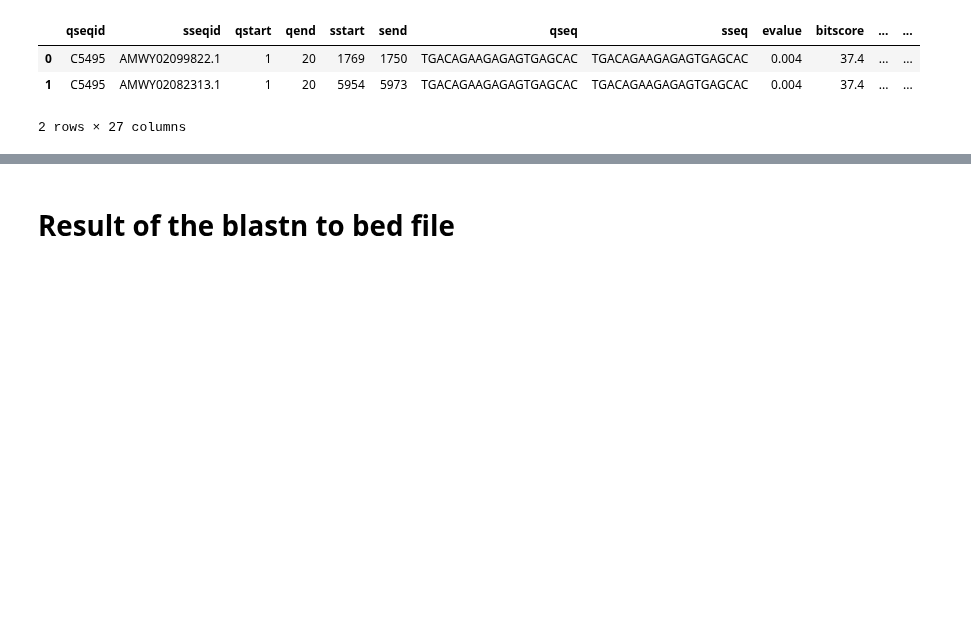
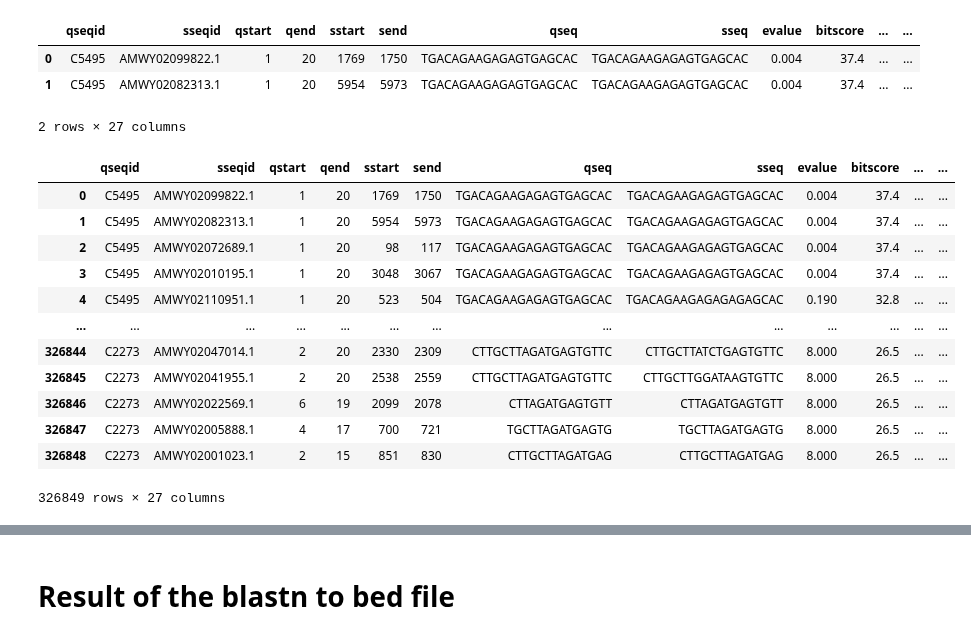
Before and after one commit to Ilia-Abolhasani/amir-p3, a Jupyter notebook: Code.ipynb, the cells around one changed output, grey strips where cells are left out. Drawn from its saved outputs; the diff is of its cells as text; code cells hidden in the pictures; blank space fills up the shorter version.

Commit message:
alignment length adjustment

```diff
--- a/Code.ipynb
+++ b/Code.ipynb
@@ -390,6 +390,32 @@ df_blastn.head(2)
 | 0 | C5495 | AMWY02099822.1 | 1 | 20 | 1769 | 1750 | TGACAGAAGAGAGTGAGCAC | TGACAGAAGAGAGTGAGCAC | 0.004 | 37.4 | ... | ... |
 | 1 | C5495 | AMWY02082313.1 | 1 | 20 | 5954 | 5973 | TGACAGAAGAGAGTGAGCAC | TGACAGAAGAGAGTGAGCAC | 0.004 | 37.4 | ... | ... |
 2 rows × 27 columns
+# %%
+# alignment length adjustment
+def blastn_adjust(row):
+    if(row['sstrand'] == "plus"):
+        row['sstart'] = max(1, row['sstart'] - (row['qstart'] - 1))
+        row['send'] = min(row['slen'], row['send'] + (row['qlen'] - row['qend']))
+    if(row['sstrand'] == "minus"):
+        row['send'] = max(1, row['send'] - (row['qstart'] - 1 ))
+        row['sstart'] = min(row['slen'], row['sstart'] + (row['qlen'] - row['qend'] ))
+    return row
+
+df_blastn = df_blastn.apply(lambda row: blastn_adjust(row), axis=1)
+# %% [output]
+|  | qseqid | sseqid | qstart | qend | sstart | send | qseq | sseq | evalue | bitscore | ... | ... |
+| 0 | C5495 | AMWY02099822.1 | 1 | 20 | 1769 | 1750 | TGACAGAAGAGAGTGAGCAC | TGACAGAAGAGAGTGAGCAC | 0.004 | 37.4 | ... | ... |
+| 1 | C5495 | AMWY02082313.1 | 1 | 20 | 5954 | 5973 | TGACAGAAGAGAGTGAGCAC | TGACAGAAGAGAGTGAGCAC | 0.004 | 37.4 | ... | ... |
+| 2 | C5495 | AMWY02072689.1 | 1 | 20 | 98 | 117 | TGACAGAAGAGAGTGAGCAC | TGACAGAAGAGAGTGAGCAC | 0.004 | 37.4 | ... | ... |
+| 3 | C5495 | AMWY02010195.1 | 1 | 20 | 3048 | 3067 | TGACAGAAGAGAGTGAGCAC | TGACAGAAGAGAGTGAGCAC | 0.004 | 37.4 | ... | ... |
+| 4 | C5495 | AMWY02110951.1 | 1 | 20 | 523 | 504 | TGACAGAAGAGAGTGAGCAC | TGACAGAAGAGAGAGAGCAC | 0.190 | 32.8 | ... | ... |
+| ... | ... | ... | ... | ... | ... | ... | ... | ... | ... | ... | ... | ... |
+| 326844 | C2273 | AMWY02047014.1 | 2 | 20 | 2330 | 2309 | CTTGCTTAGATGAGTGTTC | CTTGCTTATCTGAGTGTTC | 8.000 | 26.5 | ... | ... |
+| 326845 | C2273 | AMWY02041955.1 | 2 | 20 | 2538 | 2559 | CTTGCTTAGATGAGTGTTC | CTTGCTTGGATAAGTGTTC | 8.000 | 26.5 | ... | ... |
+| 326846 | C2273 | AMWY02022569.1 | 6 | 19 | 2099 | 2078 | CTTAGATGAGTGTT | CTTAGATGAGTGTT | 8.000 | 26.5 | ... | ... |
+| 326847 | C2273 | AMWY02005888.1 | 4 | 17 | 700 | 721 | TGCTTAGATGAGTG | TGCTTAGATGAGTG | 8.000 | 26.5 | ... | ... |
+| 326848 | C2273 | AMWY02001023.1 | 2 | 15 | 851 | 830 | CTTGCTTAGATGAG | CTTGCTTAGATGAG | 8.000 | 26.5 | ... | ... |
+326849 rows × 27 columns
 # %%
 threshold = 4
 df_blastn['Nonconformity'] = df_blastn['qlen'] - (abs(df_blastn['qend'] - df_blastn['qstart']) + 1) + df_blastn['gaps'] + df_blastn['mismatch']
```
Also changed, not shown: parts of 11 cells of this notebook.
